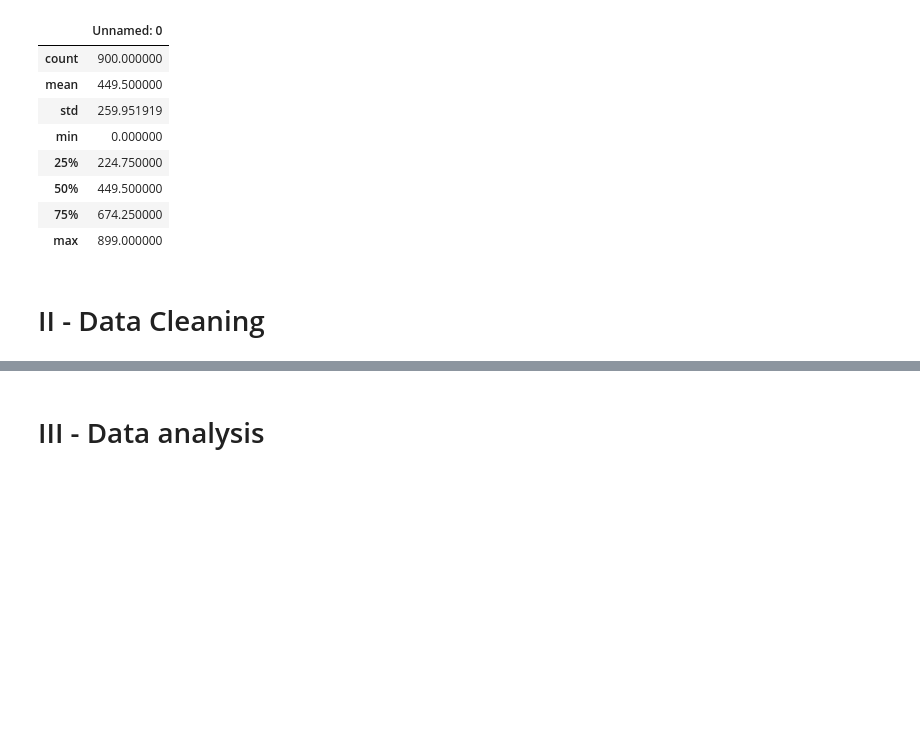
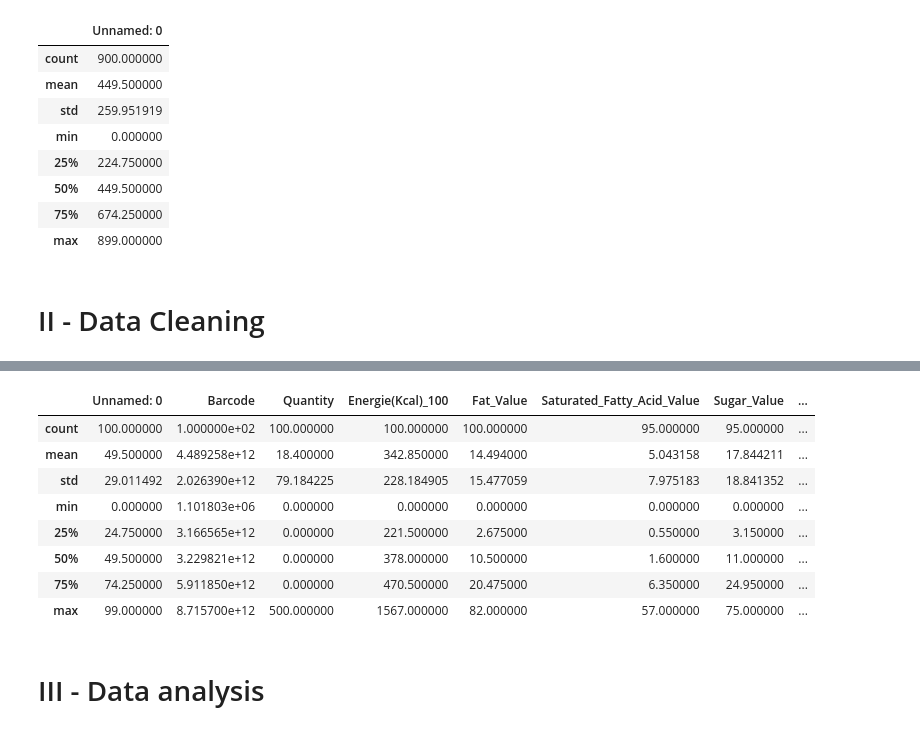
Before and after one commit to DorianKeds/DataAnalyseOFF, a Jupyter notebook: Dorian_KEDDAR_OFF_Analyse.ipynb, the cells around one changed output, grey strips where cells are left out. Drawn from its saved outputs; the diff is of its cells as text; code cells hidden in the pictures; blank space fills up the shorter version.

```diff
--- a/Dorian_KEDDAR_OFF_Analyse.ipynb
+++ b/Dorian_KEDDAR_OFF_Analyse.ipynb
@@ -64,3 +64,28 @@ df['Energie(Kcal)_100'] = df['Energie(Kcal)_100'].str.replace(',','.')
 df['Energie(Kcal)_100'] = df['Energie(Kcal)_100'].str.replace('kcal','')
 df['Energie(Kcal)_100'] = df['Energie(Kcal)_100'].str.replace('XXX','0')
 df['Energie(Kcal)_100'] = df['Energie(Kcal)_100'].astype('float')
+
+df['Fat_Value'] = df['Fat_Value'].str.replace('g','')
+df['Fat_Value'] = df['Fat_Value'].str.replace(',','.')
+df['Fat_Value'] = df['Fat_Value'].str.replace('XXX','0')
+df['Fat_Value'] = df['Fat_Value'].astype('float')
+
+df['Saturated_Fatty_Acid_Value'] = df['Saturated_Fatty_Acid_Value'].str.replace('g','')
+df['Saturated_Fatty_Acid_Value'] = df['Saturated_Fatty_Acid_Value'].str.replace(',','.')
+df['Saturated_Fatty_Acid_Value'] = df['Saturated_Fatty_Acid_Value'].str.replace('XXX','0')
+df['Saturated_Fatty_Acid_Value'] = df['Saturated_Fatty_Acid_Value'].astype('float')
+
+df['Sodium_Value'] = df['Sodium_Value'].str.replace('g','')
+df['Sodium_Value'] = df['Sodium_Value'].str.replace(',','.')
+df['Sodium_Value'] = df['Sodium_Value'].str.replace('XXX','0')
+df['Sodium_Value'] = df['Sodium_Value'].astype('float')
+
+df['Quantity'] = df['Quantity'].str.replace(',','.')
+df['Quantity'] = df['Quantity'].str.replace('ml','')
+df['Quantity'] = df['Quantity'].str.replace('kg','')
+df['Quantity'] = df['Quantity'].str.replace('g','')
+df['Quantity'] = df['Quantity'].str.replace('l','')
+df['Quantity'] = df['Quantity'].str.replace('-','')
+df['Quantity'] = df['Quantity'].str.replace('75\xa0 ℮','')
+df['Quantity'] = pd.to_numeric(df.Quantity, errors='coerce')
+df.Quantity = df.Quantity.fillna(0)
@@ -77,3 +112,15 @@ df.Quantity = df.Quantity.fillna(0)
+# %%
+df.describe()
+# %% [output]
+|  | Unnamed: 0 | Barcode | Quantity | Energie(Kcal)_100 | Fat_Value | Saturated_Fatty_Acid_Value | Sugar_Value | ... |
+| count | 100.000000 | 1.000000e+02 | 100.000000 | 100.000000 | 100.000000 | 95.000000 | 95.000000 | ... |
+| mean | 49.500000 | 4.489258e+12 | 18.400000 | 342.850000 | 14.494000 | 5.043158 | 17.844211 | ... |
+| std | 29.011492 | 2.026390e+12 | 79.184225 | 228.184905 | 15.477059 | 7.975183 | 18.841352 | ... |
+| min | 0.000000 | 1.101803e+06 | 0.000000 | 0.000000 | 0.000000 | 0.000000 | 0.000000 | ... |
+| 25% | 24.750000 | 3.166565e+12 | 0.000000 | 221.500000 | 2.675000 | 0.550000 | 3.150000 | ... |
+| 50% | 49.500000 | 3.229821e+12 | 0.000000 | 378.000000 | 10.500000 | 1.600000 | 11.000000 | ... |
+| 75% | 74.250000 | 5.911850e+12 | 0.000000 | 470.500000 | 20.475000 | 6.350000 | 24.950000 | ... |
+| max | 99.000000 | 8.715700e+12 | 500.000000 | 1567.000000 | 82.000000 | 57.000000 | 75.000000 | ... |
 # %% [markdown]
 # III - Data analysis
 # %% [markdown]
```
Also changed, not shown: parts of 9 cells of this notebook.
